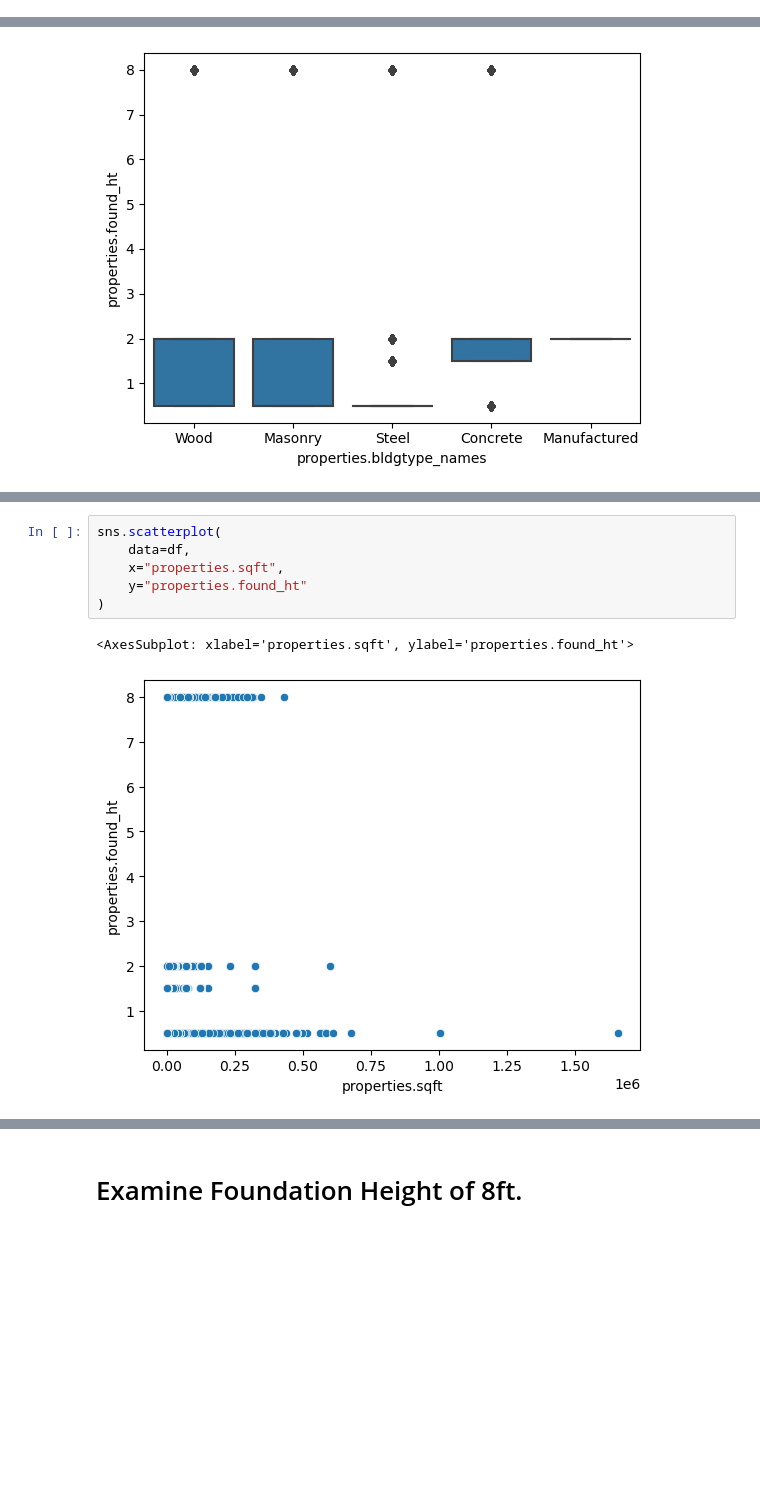
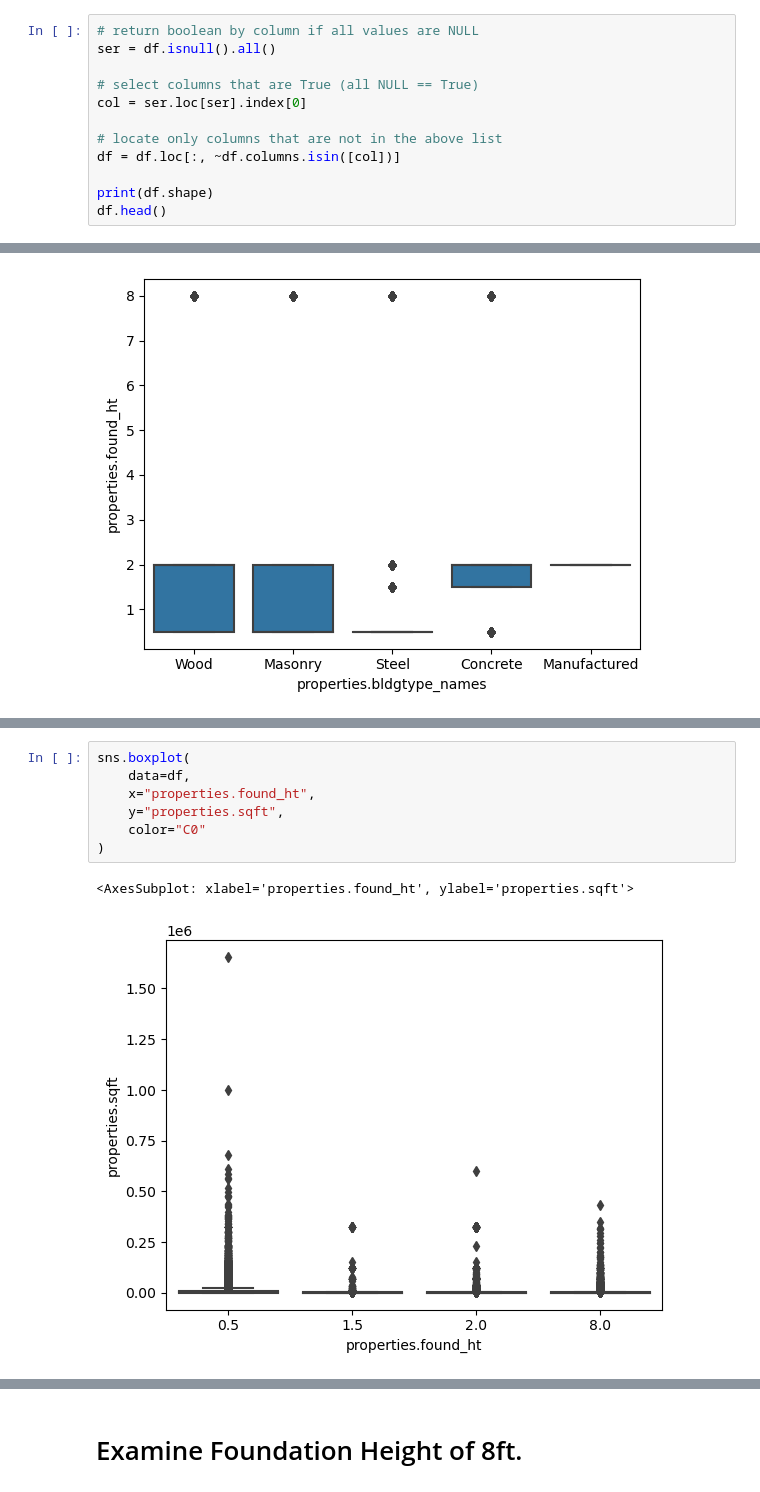
Before and after one commit to mebauer/national-structure-inventory-examples, a Jupyter notebook: analysis-examples.ipynb, the cells around one changed output, grey strips where cells are left out. Saved outputs shown, nothing was run; the diff lists cells and outputs as text; blank space fills up the shorter version.

Commit message:
update analysis notebook with more foundation height plots

```diff
--- a/analysis-examples.ipynb
+++ b/analysis-examples.ipynb
@@ -101,3 +106,15 @@ properties.fd_id                0
 geometry.coordinates            0
 properties.ground_elv_m         0
 dtype: int64
+# %%
+# return boolean by column if all values are NULL
+ser = df.isnull().all()
+
+# select columns that are True (all NULL == True)
+col = ser.loc[ser].index[0]
+
+# locate only columns that are not in the above list
+df = df.loc[:, ~df.columns.isin([col])]
+
+print(df.shape)
+df.head()
@@ -412,10 +576,11 @@ sns.scatterplot(
 # %%
-sns.scatterplot(
+sns.boxplot(
     data=df,
-    x="properties.sqft",
-    y="properties.found_ht"
+    x="properties.found_ht",
+    y="properties.sqft",
+    color="C0"
 )
 # %% [output]
-<AxesSubplot: xlabel='properties.sqft', ylabel='properties.found_ht'>
+<AxesSubplot: xlabel='properties.found_ht', ylabel='properties.sqft'>
-[figure, old version]
+[figure, new version]
 # %%
```
Also changed, not shown: parts of 30 cells of this notebook.
